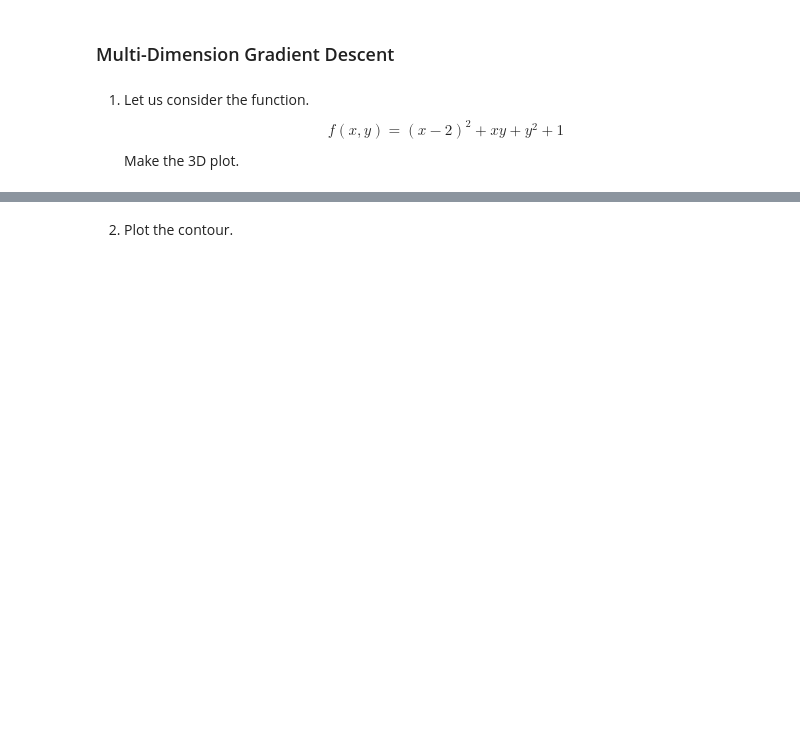
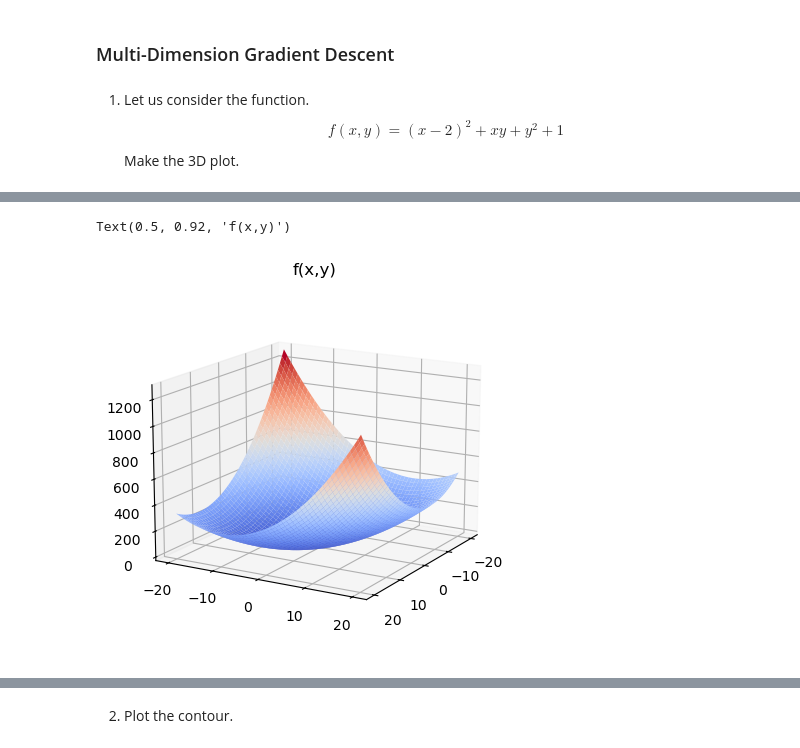
Before and after one commit to austinmaddison/Numerical-Computation, a Jupyter notebook: exercise/5/05 Gradient Descent.ipynb, the cells around one changed output, grey strips where cells are left out. Drawn from its saved outputs; the diff is of its cells as text; code cells hidden in the pictures; blank space fills up the shorter version.

```diff
--- a/exercise/5/05 Gradient Descent.ipynb
+++ b/exercise/5/05 Gradient Descent.ipynb
@@ -224,3 +165,30 @@ slope at [-9.77956171e+38 -9.77956171e+38] = [2.86919482e+77 2.86919482e+77]
+# %%
+from mpl_toolkits.mplot3d import Axes3D
+from matplotlib import cm
+#see matplotlib3d surface
+def f(x,y):
+    return (x-2)**2+x*y+y**2+1
+nx = 200
+ny = 200
+x = np.linspace(-20,20,nx)
+y = np.linspace(-20,20,ny)
+xgrid, ygrid = np.meshgrid(x, y)
+#print ygrid
+uz = np.zeros((nx,ny))
+for ix in range(nx):
+    for iy in range(ny):
+        xx = x[ix]
+        yy = y[iy]
+        uz[iy,ix] = f(xx,yy) ##<<<<<<This is not a typo: [iy,ix]
+
+fig = plt.figure()
+ax = fig.add_subplot(111, projection='3d')
+plt.gca().view_init(elev=15., azim=30)
+ucs = ax.plot_surface(xgrid, ygrid, uz, cmap=cm.coolwarm)
+plt.title('f(x,y)')
+# %% [output]
+Text(0.5, 0.92, 'f(x,y)')
+[figure, added]
 # %%
 
 nx = 200
```
Also changed, not shown: parts of 13 cells of this notebook, 6 other files.
